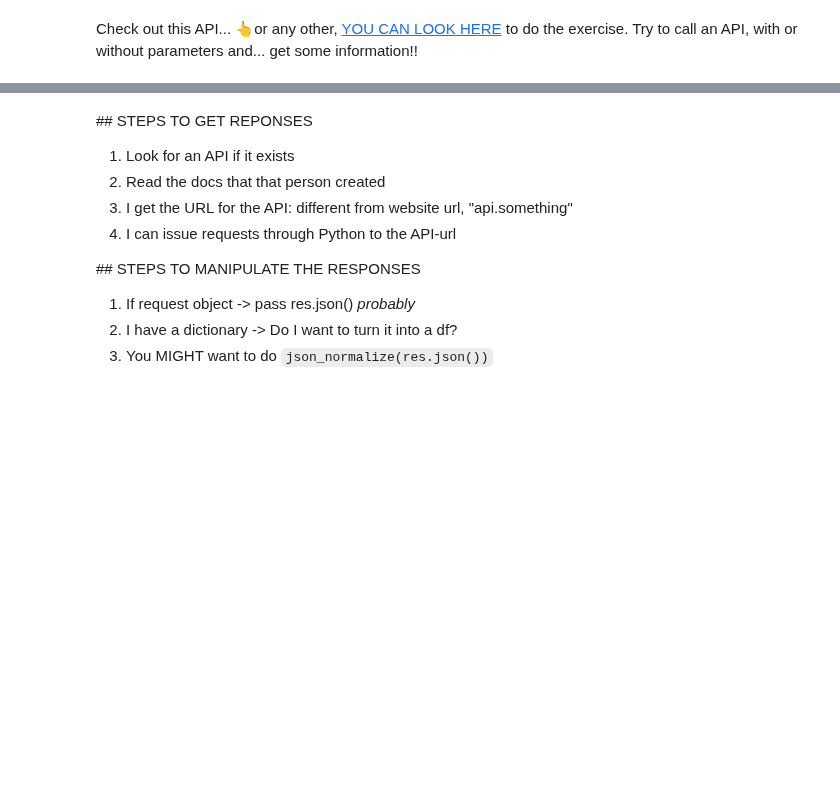
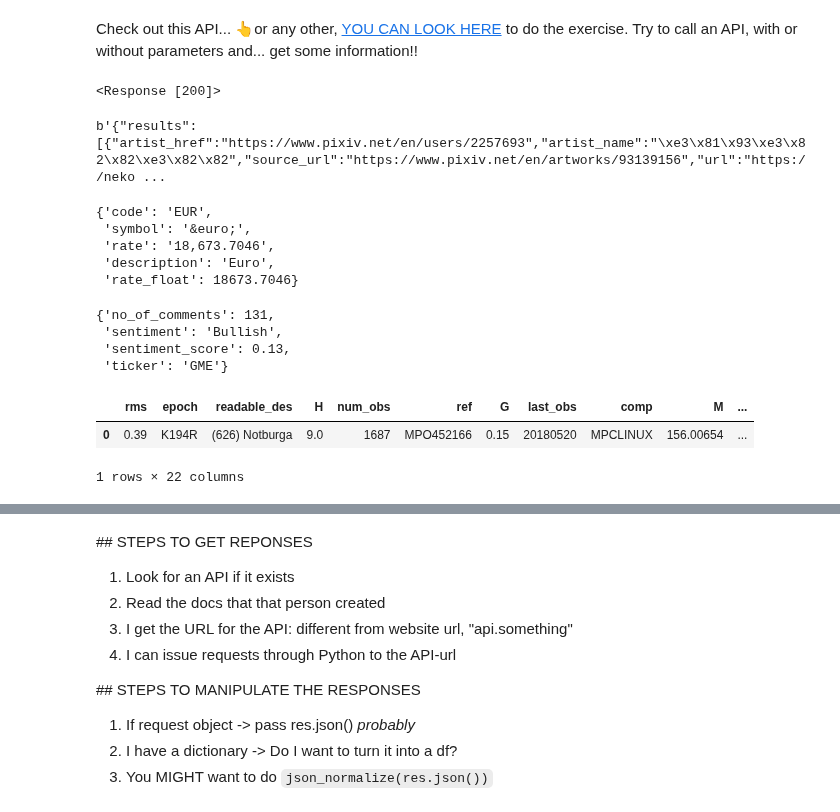
Before and after one commit to Ironhack-data-bcn-oct-2022/lectures, a Jupyter notebook: week-3/03-APIs.ipynb, the cells around one changed output, grey strips where cells are left out. Drawn from its saved outputs; the diff is of its cells as text; code cells hidden in the pictures; blank space fills up the shorter version.

```diff
--- a/week-3/03-APIs.ipynb
+++ b/week-3/03-APIs.ipynb
@@ -405,0 +449,40 @@ Try to call an API, with or without parameters and... get some information!!
+# %%
+res = requests.get("https://nekos.best/api/v2/neko")
+res
+# %% [output]
+<Response [200]>
+# %%
+res.content
+# %% [output]
+b'{"results":[{"artist_href":"https://www.pixiv.net/en/users/2257693","artist_name":"\xe3\x81\x93\xe3\x82\x82\xe3\x82\x82","source_url":"https://www.pixiv.net/en/artworks/93139156","url":"https://neko ...
+# %%
+# Rapha
+
+crypto = "https://api.coindesk.com/v1/bpi/currentprice.json"
+res = requests.get(crypto)
+res.json()["bpi"]["EUR"]
+# %% [output]
+{'code': 'EUR',
+ 'symbol': '&euro;',
+ 'rate': '18,673.7046',
+ 'description': 'Euro',
+ 'rate_float': 18673.7046}
+# %%
+# Carlos
+
+url = 'https://tradestie.com/api/v1/apps/reddit?date=2022-04-03'
+res = requests.get(url)
+res.json()[0]
+# %% [output]
+{'no_of_comments': 131,
+ 'sentiment': 'Bullish',
+ 'sentiment_score': 0.13,
+ 'ticker': 'GME'}
+# %%
+#Carles
+notburga = requests.get('http://asterank.com/api/mpc?query={"readable_des":"(626) Notburga"}')
+json_normalize(notburga.json())
+# %% [output]
+|  | rms | epoch | readable_des | H | num_obs | ref | G | last_obs | comp | M | ... |
+| 0 | 0.39 | K194R | (626) Notburga | 9.0 | 1687 | MPO452166 | 0.15 | 20180520 | MPCLINUX | 156.00654 | ... |
+1 rows × 22 columns
```
Also changed, not shown: parts of 94 cells of this notebook.
